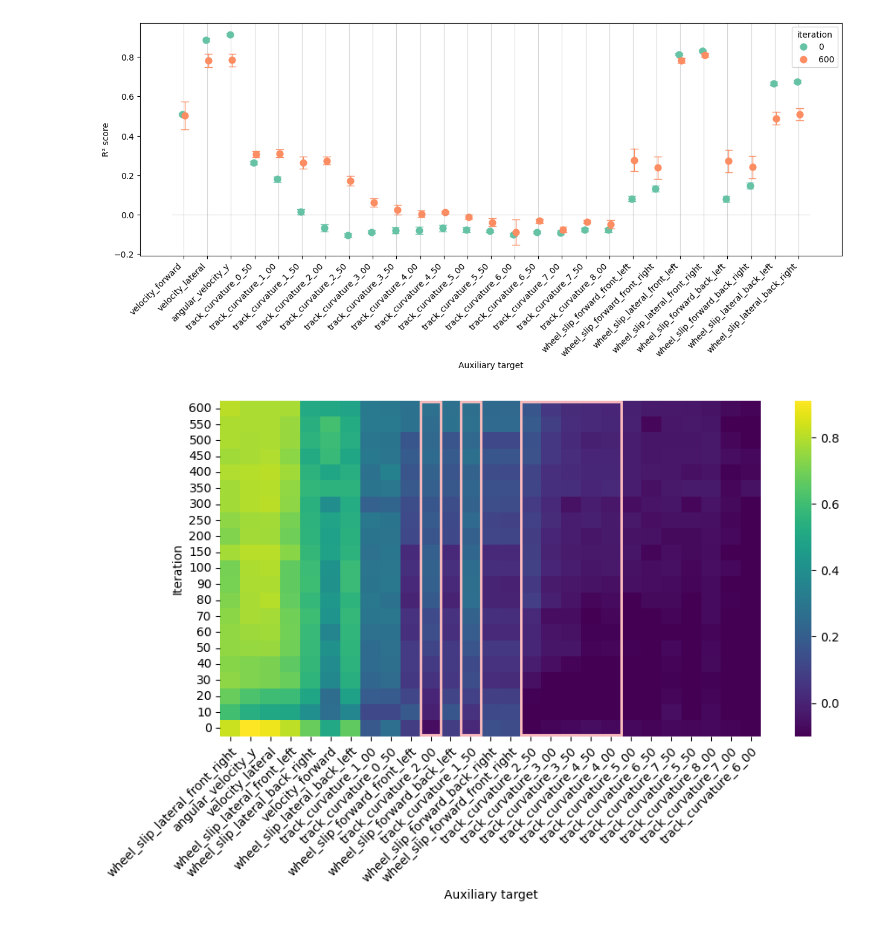
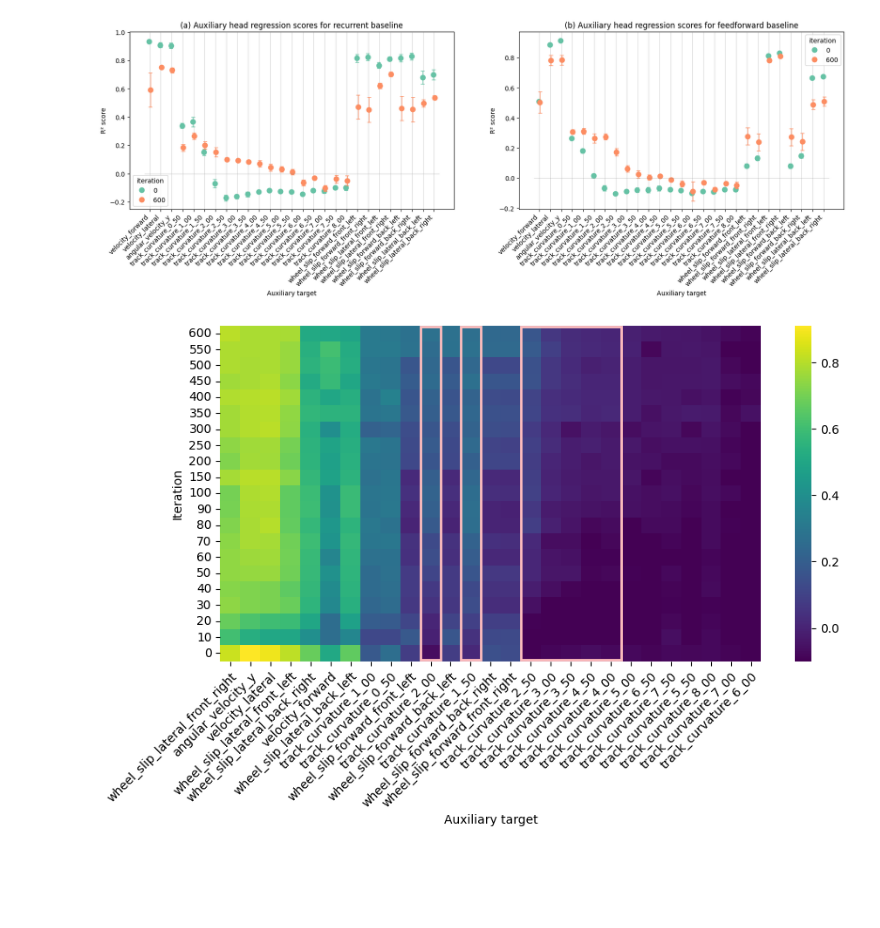
Before and after one commit to jacquesamsel/skripsie, a Jupyter notebook: aux_head_regression_results.ipynb, the cells around one changed output. Drawn from its saved outputs; the diff is of its cells as text; code cells hidden in the pictures; blank space fills up the shorter version.

```diff
--- a/aux_head_regression_results.ipynb
+++ b/aux_head_regression_results.ipynb
@@ -13,6 +13,7 @@ from scipy import stats
 from scipy.stats import false_discovery_control, ttest_ind
 # %%
 data = pd.read_csv("results/aux_head_regression_scores.csv")
+data = data[data["model_name"] != "test_pc_grad"]
 data["run_number"] = data["model_name"].str[-1].astype(int)
 data["model_name"] = data["model_name"].str[:-3]
 data["aux_weight"] = data["model_name"].str.extract(r"_w([\d\.]+)$").astype(float)
@@ -56,26 +59,30 @@ Name: r2_score, dtype: float64
 # %%
-raw = data[(data["model_name"] == "baseline") & (data["iteration"].isin([0, 600]))]
+fig, axs = plt.subplots(1, 2, figsize=(20, 5))
 
-plt.figure(figsize=(15, 5))
-sns.pointplot(
-    data=raw,
-    x="target",
-    y="r2_score",
-    hue="iteration",
-    order=AUX_HEAD_KEYS,
-    errorbar="se",
-    dodge=0.1,
-    linestyle="none",
-    palette="Set2",
-    capsize=0.3,
-    err_kws={"linewidth": 1}
-).set(xlabel="Auxiliary target", ylabel="R² score")
-plt.grid(axis="x", alpha=0.5)
-plt.xticks(rotation=45, ha="right")
-plt.hlines(y=0, xmin=-0.5, xmax=len(AUX_HEAD_KEYS)-0.5, colors="gray" ,alpha=0.5, lw=0.5)
+for ax, model_name, letter in zip(axs, ["rnn_baseline", "baseline"], ['a', 'b']):
+    raw = data[(data["model_name"] == model_name) & (data["iteration"].isin([0, 600]))]
+
+    sns.pointplot(
+        data=raw,
+        x="target",
+        y="r2_score",
+        hue="iteration",
+        order=AUX_HEAD_KEYS,
+        errorbar="se",
+        dodge=0.1,
+        linestyle="none",
+        palette="Set2",
+        capsize=0.3,
+        err_kws={"linewidth": 1},
+        ax=ax
+    ).set(xlabel="Auxiliary target", ylabel="R² score", title=f"({letter}) Auxiliary head regression scores for {'recurrent baseline' if model_name == 'rnn_baseline' else 'feedforward baseline'}")
+    ax.grid(axis="x", alpha=0.5)
+    ax.set_xticklabels(ax.get_xticklabels(), rotation=45, ha="right")
+    ax.hlines(y=0, xmin=-0.5, xmax=len(AUX_HEAD_KEYS)-0.5, colors="gray" ,alpha=0.5, lw=0.5)
+
 plt.savefig("results/figures/probe_dumbbell.pdf", bbox_inches="tight")
 # %% [output]
-[figure, old version]
+[figure, new version]
 # %%
 to_show = data[data["model_name"] == "baseline"].pivot_table(index="iteration", columns="target", values="r2_score")[::-1]
 to_show = to_show[to_show.columns[to_show.loc[600].argsort()][::-1]]
```
Also changed, not shown: parts of 2 cells of this notebook, 3 other files.
